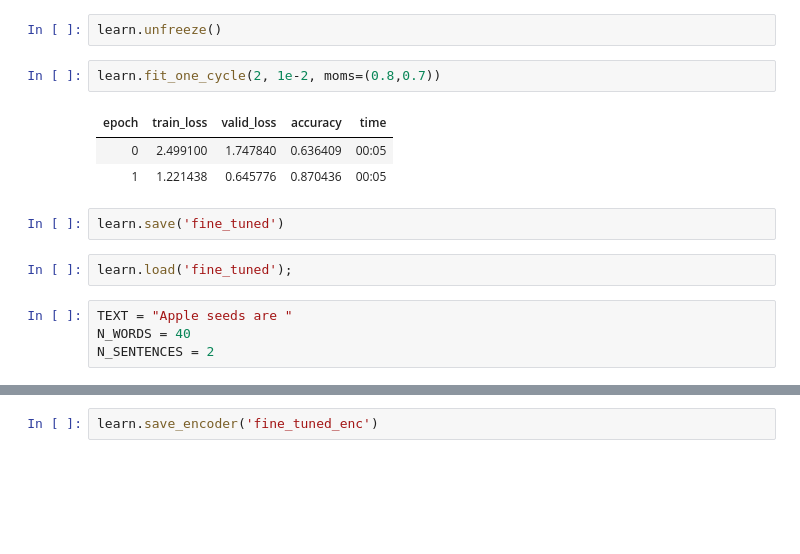
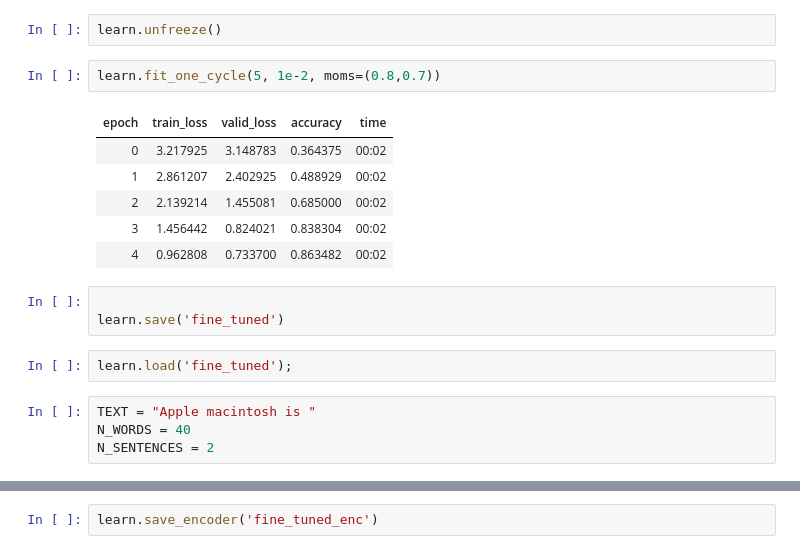
Before and after one commit to maniceet/How-do-you-like-them-Apples, a Jupyter notebook: How_do_you_like_them_apples_(Model_Training).ipynb, the cells around one changed output, grey strips where cells are left out. Drawn from its saved outputs; the diff is of its cells as text; blank space fills up the shorter version.

```diff
--- a/How_do_you_like_them_apples_(Model_Training).ipynb
+++ b/How_do_you_like_them_apples_(Model_Training).ipynb
@@ -195,17 +195,21 @@ learn.load('fit_head');
 # %%
 learn.unfreeze()
 # %%
-learn.fit_one_cycle(2, 1e-2, moms=(0.8,0.7))
+learn.fit_one_cycle(5, 1e-2, moms=(0.8,0.7))
 # %% [output]
 | epoch | train_loss | valid_loss | accuracy | time |
-| 0 | 2.499100 | 1.747840 | 0.636409 | 00:05 |
-| 1 | 1.221438 | 0.645776 | 0.870436 | 00:05 |
+| 0 | 3.217925 | 3.148783 | 0.364375 | 00:02 |
+| 1 | 2.861207 | 2.402925 | 0.488929 | 00:02 |
+| 2 | 2.139214 | 1.455081 | 0.685000 | 00:02 |
+| 3 | 1.456442 | 0.824021 | 0.838304 | 00:02 |
+| 4 | 0.962808 | 0.733700 | 0.863482 | 00:02 |
 # %%
+
 learn.save('fine_tuned')
 # %%
 learn.load('fine_tuned');
 # %%
-TEXT = "Apple seeds are "
+TEXT = "Apple macintosh is "
 N_WORDS = 40
 N_SENTENCES = 2
 # %%
```
Also changed, not shown: parts of 25 cells of this notebook.
